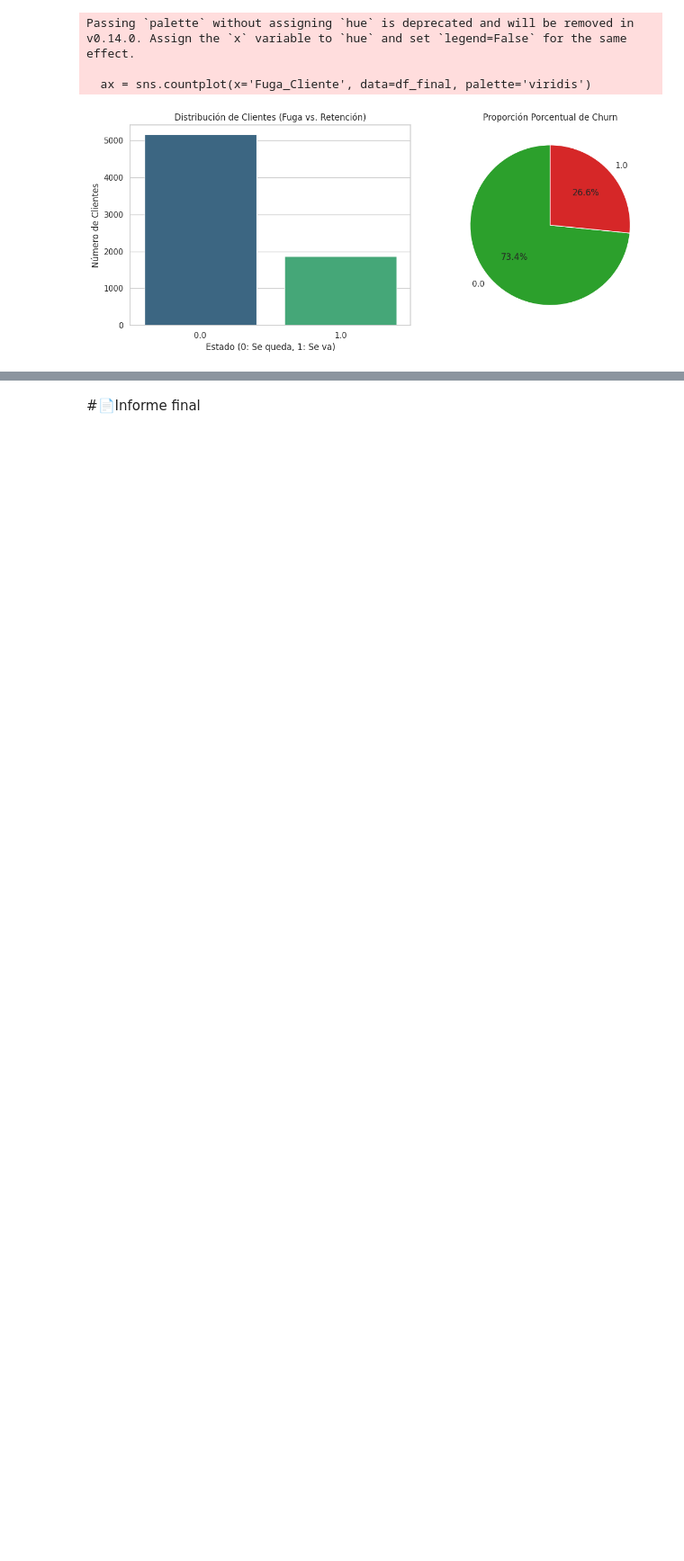
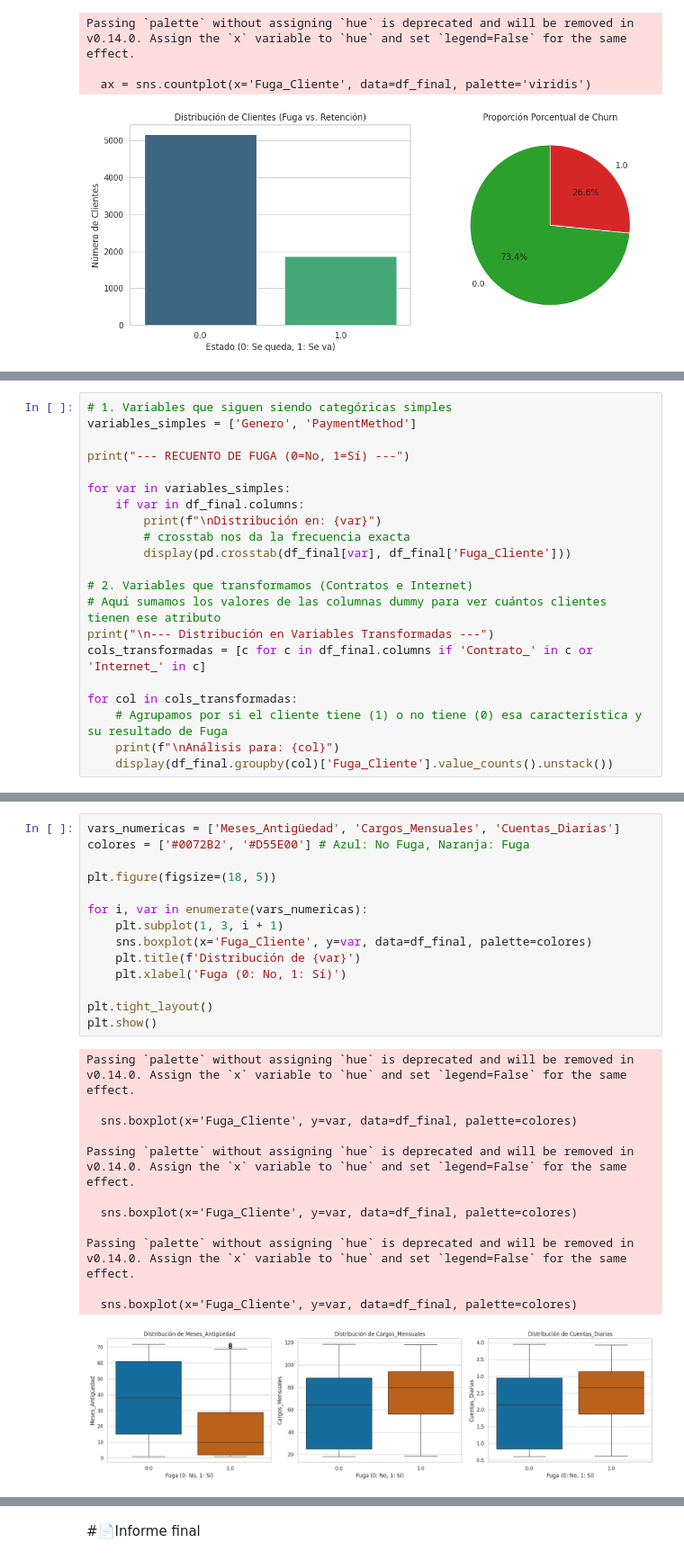
Before and after one commit to yansiercaro/TelecomX_LATAM, a Jupyter notebook: TelecomX_LATAM.ipynb, the cells around one changed output, grey strips where cells are left out. Shown at 90% size. Saved outputs shown, nothing was run; the diff lists cells and outputs as text; blank space fills up the shorter version.

```diff
--- a/TelecomX_LATAM.ipynb
+++ b/TelecomX_LATAM.ipynb
@@ -333,0 +354,21 @@ Passing `palette` without assigning `hue` is deprecated and will be removed in v
+# %%
+# 1. Variables que siguen siendo categóricas simples
+variables_simples = ['Genero', 'PaymentMethod']
+
+print("--- RECUENTO DE FUGA (0=No, 1=Sí) ---")
+
+for var in variables_simples:
+    if var in df_final.columns:
+        print(f"\nDistribución en: {var}")
+        # crosstab nos da la frecuencia exacta
+        display(pd.crosstab(df_final[var], df_final['Fuga_Cliente']))
+
+# 2. Variables que transformamos (Contratos e Internet)
+# Aquí sumamos los valores de las columnas dummy para ver cuántos clientes tienen ese atributo
+print("\n--- Distribución en Variables Transformadas ---")
+cols_transformadas = [c for c in df_final.columns if 'Contrato_' in c or 'Internet_' in c]
+
+for col in cols_transformadas:
+    # Agrupamos por si el cliente tiene (1) o no tiene (0) esa característica y su resultado de Fuga
+    print(f"\nAnálisis para: {col}")
+    display(df_final.groupby(col)['Fuga_Cliente'].value_counts().unstack())
@@ -333,0 +391,27 @@ Passing `palette` without assigning `hue` is deprecated and will be removed in v
+# %%
+vars_numericas = ['Meses_Antigüedad', 'Cargos_Mensuales', 'Cuentas_Diarias']
+colores = ['#0072B2', '#D55E00'] # Azul: No Fuga, Naranja: Fuga
+
+plt.figure(figsize=(18, 5))
+
+for i, var in enumerate(vars_numericas):
+    plt.subplot(1, 3, i + 1)
+    sns.boxplot(x='Fuga_Cliente', y=var, data=df_final, palette=colores)
+    plt.title(f'Distribución de {var}')
+    plt.xlabel('Fuga (0: No, 1: Sí)')
+
+plt.tight_layout()
+plt.show()
+# %% [output]
+Passing `palette` without assigning `hue` is deprecated and will be removed in v0.14.0. Assign the `x` variable to `hue` and set `legend=False` for the same effect.
+
+  sns.boxplot(x='Fuga_Cliente', y=var, data=df_final, palette=colores)
+
+Passing `palette` without assigning `hue` is deprecated and will be removed in v0.14.0. Assign the `x` variable to `hue` and set `legend=False` for the same effect.
+
+  sns.boxplot(x='Fuga_Cliente', y=var, data=df_final, palette=colores)
+
+Passing `palette` without assigning `hue` is deprecated and will be removed in v0.14.0. Assign the `x` variable to `hue` and set `legend=False` for the same effect.
+
+  sns.boxplot(x='Fuga_Cliente', y=var, data=df_final, palette=colores)
+[figure, added]
```
Also changed, not shown: parts of 5 cells of this notebook.
